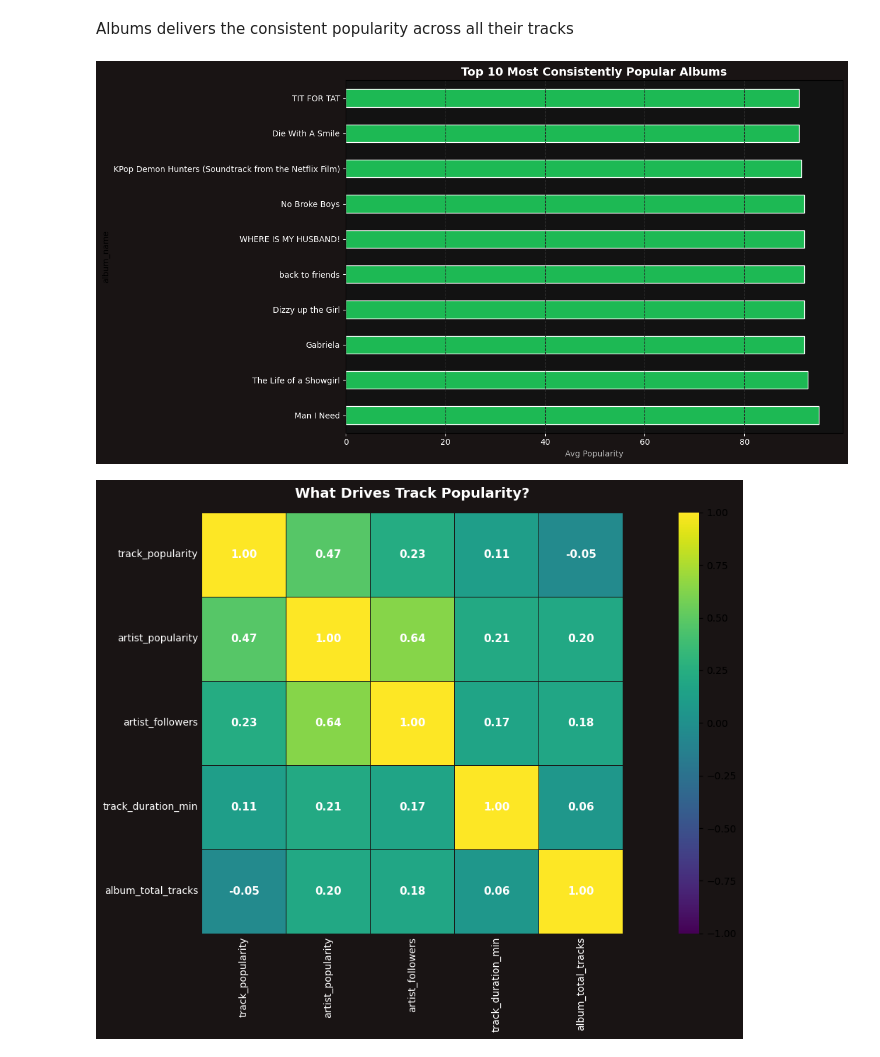
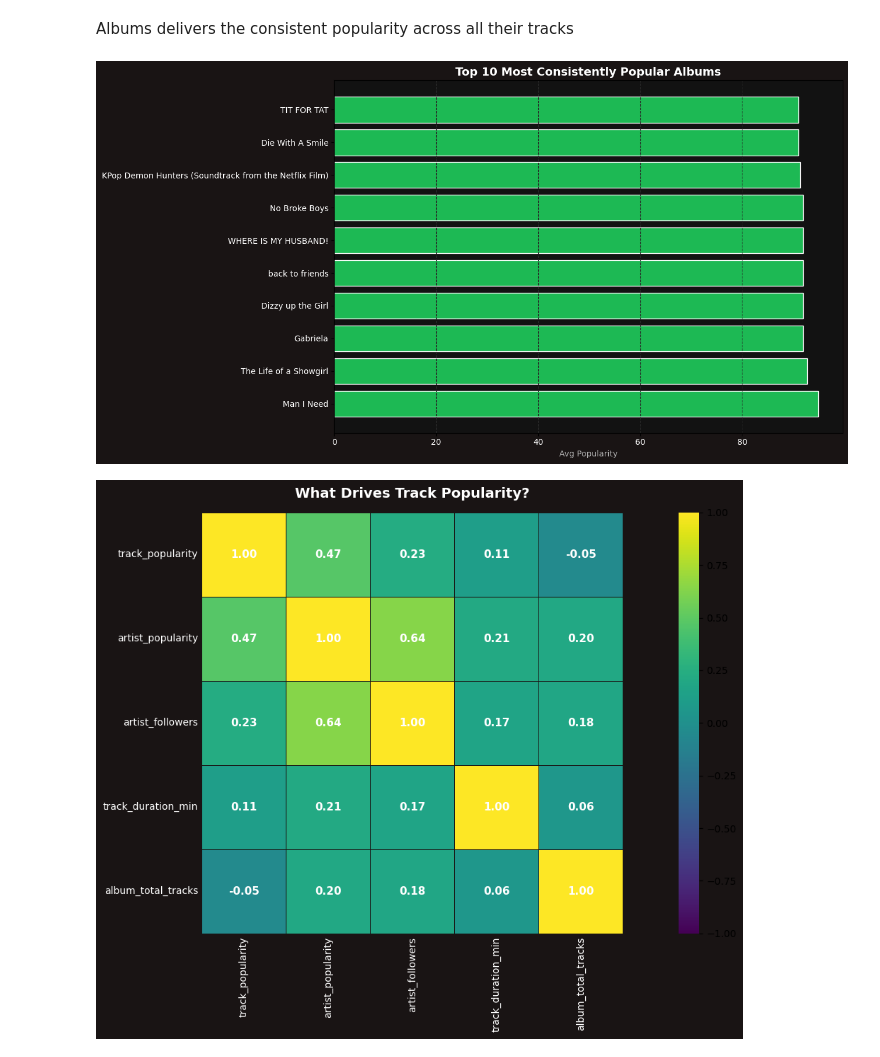
Before and after one commit to arpitmathur16/project_spotify, a Jupyter notebook: Project_Spotify.ipynb, the cells around one changed output. Cells and saved outputs as stored; diff of their text form; code cells hidden in the pictures.

```diff
--- a/Project_Spotify.ipynb
+++ b/Project_Spotify.ipynb
@@ -7,7 +7,7 @@ import numpy as np
 import seaborn as sns
 from matplotlib.colors import LinearSegmentedColormap
 # %%
-df = pd.read_csv("/content/spotify.csv")
+df = pd.read_csv("https://raw.githubusercontent.com/arpitmathur16/project_spotify/main/spotify.csv")
 # %%
 df
 # %% [output]
@@ -470,19 +456,32 @@ plt.show()
 # %% [markdown]
 Albums delivers the consistent popularity across all their tracks
 # %%
-top10 = df.groupby('album_name')['track_popularity'].mean().sort_values(ascending=False).head(10)
+top10 = (df.groupby('album_name')['track_popularity']
+           .mean()
+           .sort_values(ascending=False)
+           .head(10))
 
-ax = top10.plot(kind='barh', figsize=(13, 7), color='#1DB954', edgecolor='white')
+# Figure setup
+plt.figure(figsize=(13, 7))
+plt.gcf().patch.set_facecolor('#191414')
+plt.gca().set_facecolor('#121212')
 
-ax.set_xlabel('Avg Popularity', color='#B3B3B3')
-ax.set_title('Top 10 Most Consistently Popular Albums', color='white', fontsize=14, fontweight='bold')
-ax.figure.patch.set_facecolor('#191414'); ax.set_facecolor('#121212')
-ax.tick_params(colors='white'); ax.xaxis.grid(True, color='#282828', linestyle='--')
-[t.set_color('white') for t in ax.get_yticklabels()]
+# Bar chart
+plt.barh(top10.index, top10.values, color='#1DB954', edgecolor='white')
 
-plt.tight_layout(); plt.show()
+# Titles and labels
+plt.title('Top 10 Most Consistently Popular Albums', color='white', fontsize=14, fontweight='bold')
+plt.xlabel('Avg Popularity', color='#B3B3B3')
+plt.xticks(color='white')
+plt.yticks(color='white')
+
+# Grid
+plt.gca().xaxis.grid(True, color='#282828', linestyle='--')
+
+plt.tight_layout()
+plt.show()
 # %% [output]
-[figure, old version]
+[figure, new version]
 # %%
 cols = ['track_popularity', 'artist_popularity', 'artist_followers',
         'track_duration_min', 'album_total_tracks']
```
Also changed, not shown: parts of 8 cells of this notebook.
